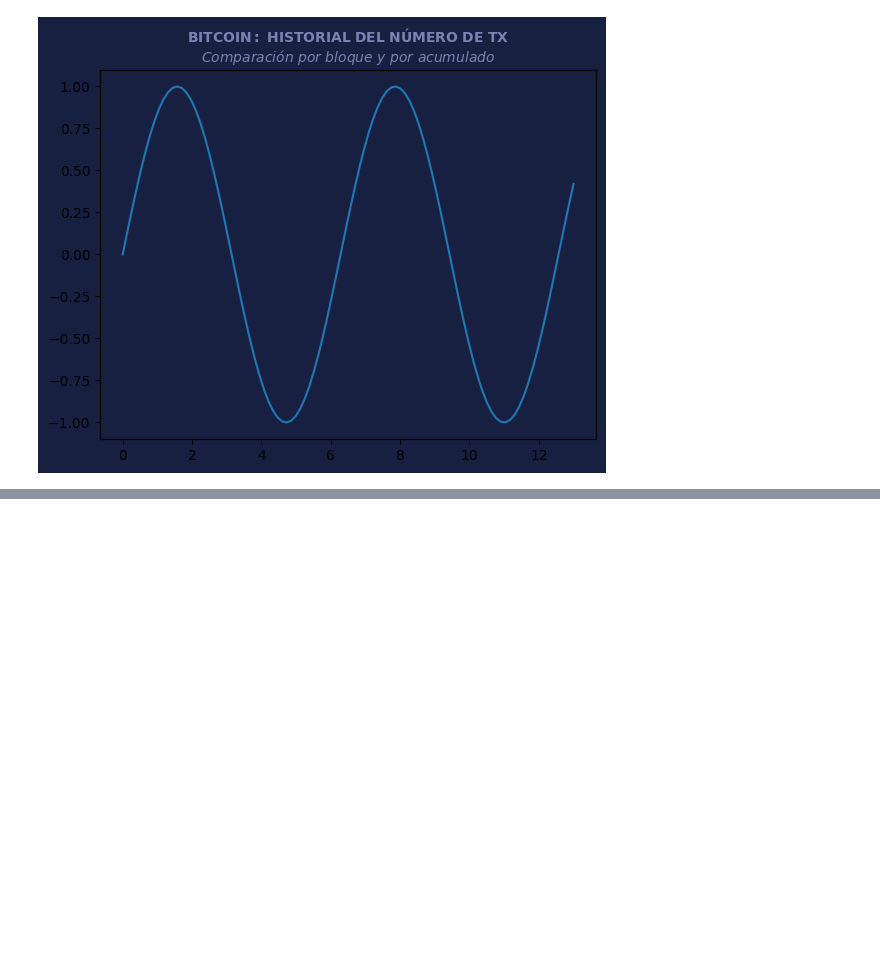
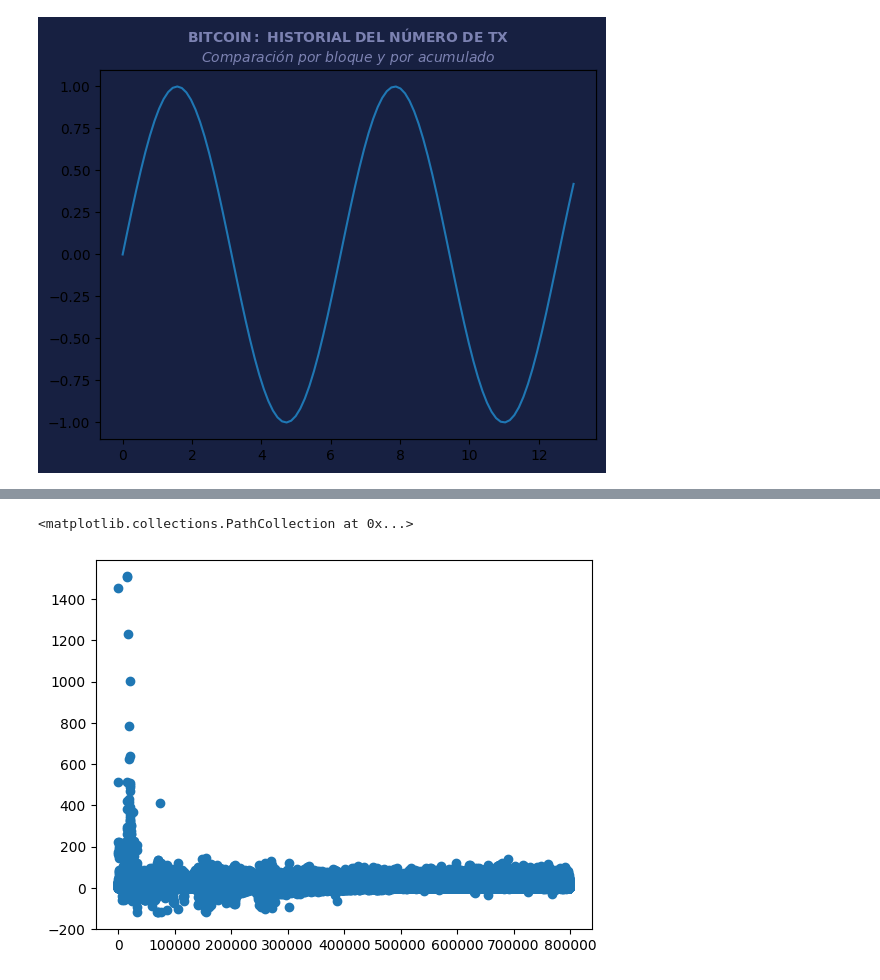
Before and after one commit to bitcoinR3search/BitcoinResearch, a Jupyter notebook: scripts/bra_pruebas/Re_graf.ipynb, the cells around one changed output, grey strips where cells are left out. Drawn from its saved outputs; the diff is of its cells as text; code cells hidden in the pictures; blank space fills up the shorter version.

```diff
--- a/scripts/bra_pruebas/Re_graf.ipynb
+++ b/scripts/bra_pruebas/Re_graf.ipynb
@@ -93,0 +112,21 @@ rgb = (0,0,0)
+# %%
+
+
+#crea un arreglo que empieza en 1 sube hasta 798268, sube de 1 en 1
+#a=np.copy(time_b)
+c=np.linspace(1,len(time_b),len(time_b))
+
+#copia el contenido del arreglo time_b
+diferencias=[]
+
+for i in range(1,len(time_b)):
+    fecha_anterior=datetime.strptime(time_b[i-1], "%Y-%m-%d %H:%M:%S")
+    fecha_actual = datetime.strptime(time_b[i], "%Y-%m-%d %H:%M:%S")
+    diferencia = (fecha_actual - fecha_anterior).total_seconds()
+    diferencias.append(diferencia)
+
+print(len(c),len(diferencias))
+
+#fig,ax=plt.subplots()
+#crea un objeto graficable del tipo fig
+#ax.scatter(c,diferencias)
@@ -93,0 +135,9 @@ rgb = (0,0,0)
+# %%
+for i in range(1,5):
+    fecha_anterior=datetime.strptime(time_b[i-1], "%Y-%m-%d %H:%M:%S")
+    print(fecha_anterior)
+    fecha_actual = datetime.strptime(time_b[i], "%Y-%m-%d %H:%M:%S")
+    diferencia = (fecha_actual - fecha_anterior).total_seconds()
+    print(fecha_actual)
+    print(diferencia)
+    diferencias.append(diferencia)
@@ -93,0 +157,8 @@ rgb = (0,0,0)
+# %%
+#print(type(diferencias),type(diferencias[0]))
+d=np.array(diferencias)
+print(d[0])
+d=d/60
+print(d[0])
+print(time_b[2297])
+#este bloque sirve para convertir el resultado de segundos a minnutos
@@ -93,0 +201,9 @@ rgb = (0,0,0)
+# %%
+
+fig,ax=plt.subplots()
+#crea un objeto graficable del tipo fig
+ax.scatter(c[:len(d)],d)
+#crea una grafica de sipersion y toma como eje x al arreglo "c", eje y a "b"
+# %% [output]
+<matplotlib.collections.PathCollection at 0x...>
+[figure, added]
```
Also changed, not shown: parts of 7 cells of this notebook.
